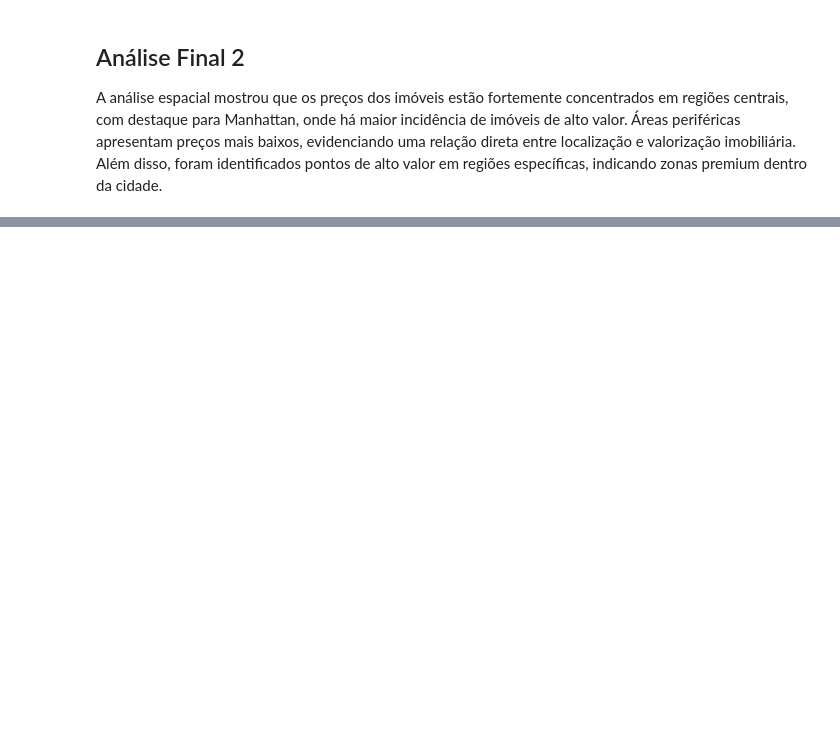
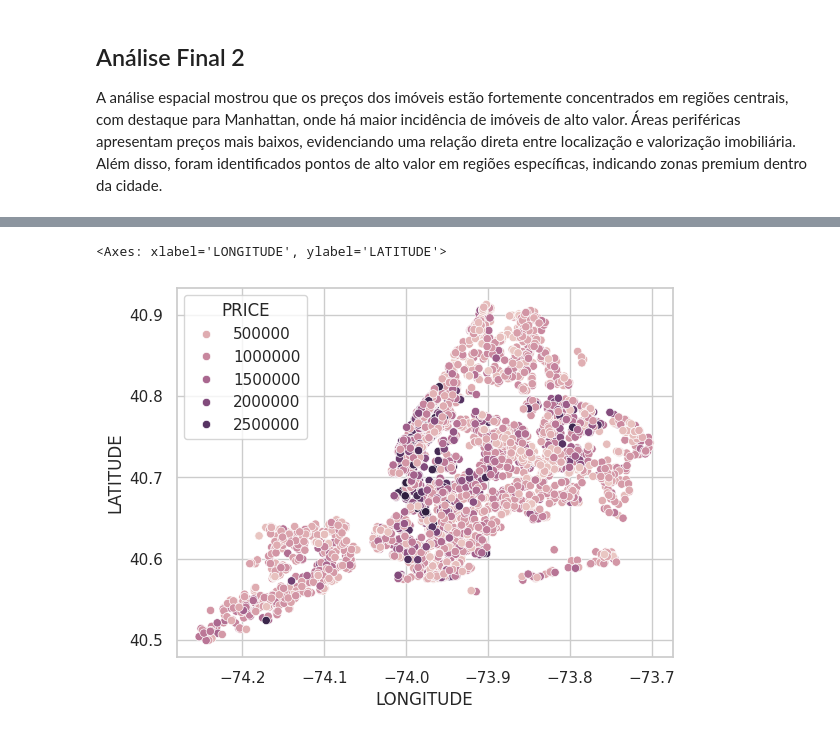
Before and after one commit to DaviSanttos/trabalho-analise-de-dados, a Jupyter notebook: mercadoimoniliario_ny_v1.ipynb, the cells around one changed output, grey strips where cells are left out. Saved outputs shown, nothing was run; the diff lists cells and outputs as text; code cells hidden in the pictures; blank space fills up the shorter version.

```diff
--- a/mercadoimoniliario_ny_v1.ipynb
+++ b/mercadoimoniliario_ny_v1.ipynb
@@ -382,0 +455,12 @@ A análise espacial mostrou que os preços dos imóveis estão fortemente concen
+# %%
+import seaborn as sns
+
+sns.scatterplot(
+    data=df_clean,
+    x='LONGITUDE',
+    y='LATITUDE',
+    hue='PRICE'
+)
+# %% [output]
+<Axes: xlabel='LONGITUDE', ylabel='LATITUDE'>
+[figure, added]
```
Also changed, not shown: parts of 10 cells of this notebook.
